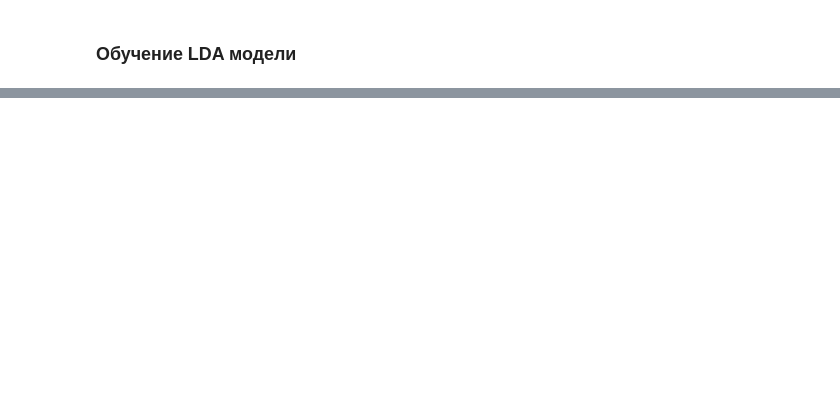
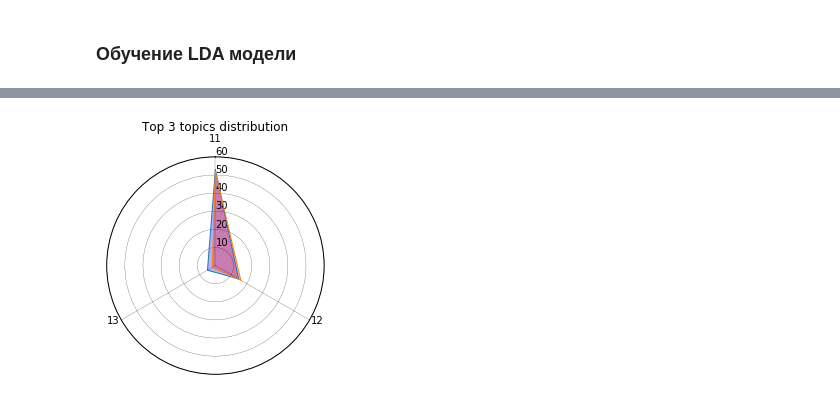
Before and after one commit to pastashkin/netology_python, a Jupyter notebook: homeworks/hw 14 (FE 3).ipynb, the cells around one changed output, grey strips where cells are left out. Saved outputs shown, nothing was run; the diff lists cells and outputs as text; code cells hidden in the pictures; blank space fills up the shorter version.

```diff
--- a/homeworks/hw 14 (FE 3).ipynb
+++ b/homeworks/hw 14 (FE 3).ipynb
@@ -200,15 +255,14 @@ sorted([(key, val) for key, val in groups_freq_dict.items()], key=lambda x: x[1]
 # %%
 group_doc_dict = {}
 counter = 0
-groups_freq_dict_top5 = groups_freq_dict
 
-for group_id, freq in groups_freq_dict_top5.items():
+for group_id, freq in groups_freq_dict.items():
     counter += 1
     try:
         check = vk_get_response(
             'wall.get',
-            'owner_id={0}&count=100&fields=post_type,marked_as_ads&&v=4.9&lang=ru'.format(int(group_id) * -1),
-            access_token_3
+            'owner_id={0}&count=100&fields=post_type,marked_as_ads&&v=4.9&lang=ru'.format(int(group_id)*-1),
+            access_token
         )
         check = check['response']
         group_doc = ''
@@ -222,4 +276,4 @@ for group_id, freq in groups_freq_dict_top5.items():
         print(check)
     if counter % 100 == 0:
         print("{0} groups extracted".format(counter))
-    time.sleep(0.3)
+    time.sleep(0.4)
@@ -368,0 +537,8 @@ for i in range(20):
+# %%
+groups_by_topic = check_pd_20.reset_index()
+# %%
+def affiliation(target_id, list_to_compare):
+    if target_id in list_to_compare:
+        return 1
+    else:
+        return 0
@@ -368,0 +582,64 @@ for i in range(20):
+# %%
+groups_by_topic['ntv'] = groups_by_topic.apply(lambda x: affiliation(x['index'], subs_by_groups_ntv), axis=1)
+groups_by_topic['tvrain'] = groups_by_topic.apply(lambda x: affiliation(x['index'], subs_by_groups_tvrain), axis=1)
+# %%
+# Plots a radar chart.
+from math import pi
+import matplotlib.pyplot as plt
+
+ntv_distr = groups_by_topic.groupby(by='ntv').aggregate('mean')*100
+ntv_distr = ntv_distr.drop(columns=['index', 'tvrain']).iloc[1].tolist()
+tvrain_distr = groups_by_topic.groupby(by='tvrain').aggregate('mean')*100
+tvrain_distr = tvrain_distr.drop(columns=['index', 'ntv']).iloc[1].tolist()
+
+# Set data
+cat = [11, 12, 13]
+values1 = ntv_distr[11:14]
+values2 = tvrain_distr[11:14]
+N = len(cat)
+x_as = [n / float(N) * 2 * pi for n in range(N)]
+
+values1 += values1[:1]
+values2 += values2[:1]
+x_as += x_as[:1]
+
+# Set color of axes
+plt.rc('axes', linewidth=1, edgecolor='#000000')
+ax = plt.subplot(111, polar=True)
+ax.set_theta_offset(pi / 2)
+ax.set_theta_direction(-1)
+ax.set_rlabel_position(0)
+
+# Set color and linestyle of grid
+ax.xaxis.grid(True, color='#000000', linestyle='solid', linewidth=0.2)
+ax.yaxis.grid(True, color='#000000', linestyle='solid', linewidth=0.2)
+
+# Set number of radial axes and remove labels
+plt.xticks(x_as[:-1], [])
+
+# Plot data
+ax.plot(x_as, values1, linewidth=1, linestyle='solid', zorder=3)
+ax.fill(x_as, values1, 'blue', alpha=0.3)
+ax.plot(x_as, values2, linewidth=1, linestyle='solid', zorder=3)
+ax.fill(x_as, values2, 'red', alpha=0.3)
+
+# Set axes limits
+plt.ylim(0, 60)
+
+# Draw ytick labels to make sure they fit properly
+for i in range(N):
+    angle_rad = i / float(N) * 2 * pi
+    if angle_rad == 0:
+        ha, distance_ax = "center", 10
+    elif 0 < angle_rad < pi:
+        ha, distance_ax = "left", 1
+    elif angle_rad == pi:
+        ha, distance_ax = "center", 1
+    else:
+        ha, distance_ax = "right", 1
+    ax.text(angle_rad, 60 + distance_ax, cat[i], size=10, horizontalalignment=ha, verticalalignment="center")
+ax.set_title('Top 3 topics distribution', pad=15)
+plt.show()
+print('red - ntv\nblue - tvrain')
+# %% [output]
+[figure, added]
```
Also changed, not shown: parts of 39 cells of this notebook.
